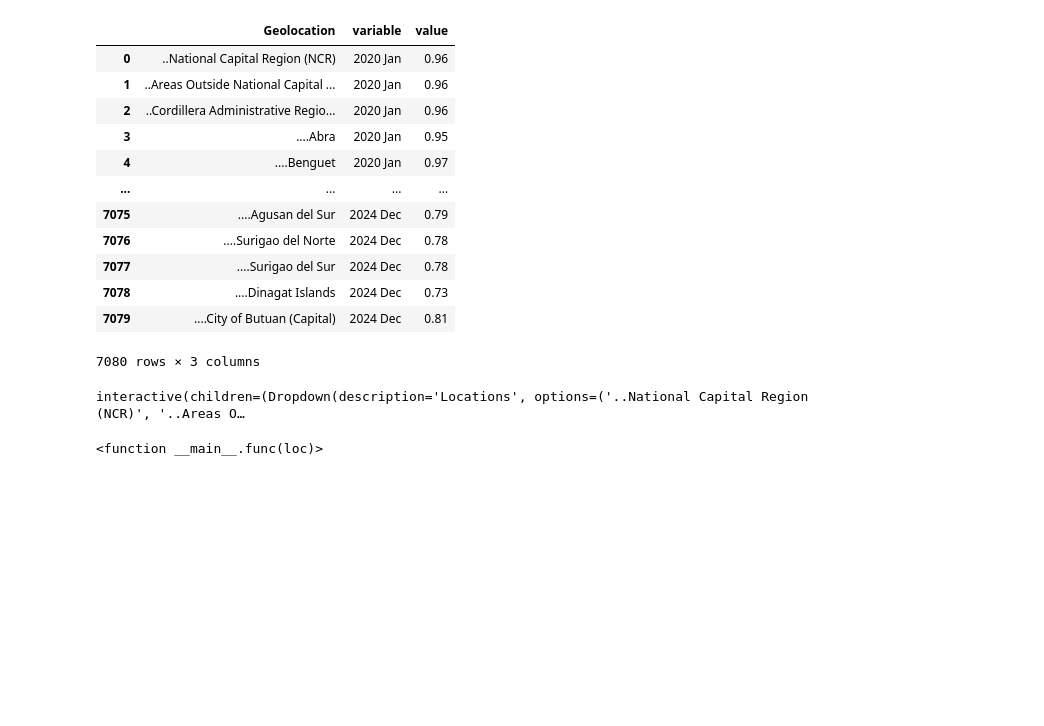
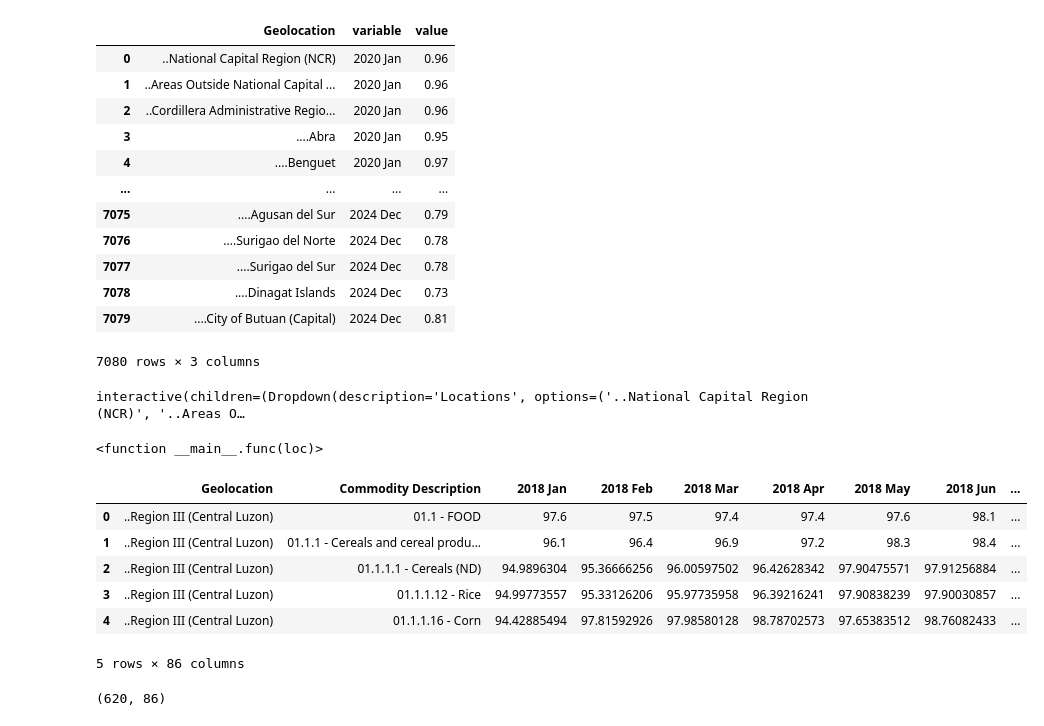
Before and after one commit to jcfrongoso/cs132-final-project, a Jupyter notebook: preprocessing.ipynb, the cells around one changed output. Drawn from its saved outputs; the diff is of its cells as text; code cells hidden in the pictures; blank space fills up the shorter version.

```diff
--- a/preprocessing.ipynb
+++ b/preprocessing.ipynb
@@ -166,3 +166,18 @@ interact(func, loc=v)
 # %% [output]
 interactive(children=(Dropdown(description='Locations', options=('..National Capital Region (NCR)', '..Areas O…
 <function __main__.func(loc)>
+# %%
+reg_three = pd.read_csv('./Dataset/Consumer Price Index for All Income Households by Commodity Group Region III Food Only.csv', skiprows=2, encoding='latin-1')
+reg_three.head()
+# %% [output]
+|  | Geolocation | Commodity Description | 2018 Jan | 2018 Feb | 2018 Mar | 2018 Apr | 2018 May | 2018 Jun | ... |
+| 0 | ..Region III (Central Luzon) | 01.1 - FOOD | 97.6 | 97.5 | 97.4 | 97.4 | 97.6 | 98.1 | ... |
+| 1 | ..Region III (Central Luzon) | 01.1.1 - Cereals and cereal produ... | 96.1 | 96.4 | 96.9 | 97.2 | 98.3 | 98.4 | ... |
+| 2 | ..Region III (Central Luzon) | 01.1.1.1 - Cereals (ND) | 94.9896304 | 95.36666256 | 96.00597502 | 96.42628342 | 97.90475571 | 97.91256884 | ... |
+| 3 | ..Region III (Central Luzon) | 01.1.1.12 - Rice | 94.99773557 | 95.33126206 | 95.97735958 | 96.39216241 | 97.90838239 | 97.90030857 | ... |
+| 4 | ..Region III (Central Luzon) | 01.1.1.16 - Corn | 94.42885494 | 97.81592926 | 97.98580128 | 98.78702573 | 97.65383512 | 98.76082433 | ... |
+5 rows × 86 columns
+# %%
+reg_three.shape
+# %% [output]
+(620, 86)
```
Also changed, not shown: parts of 7 cells of this notebook, 8 other files.
